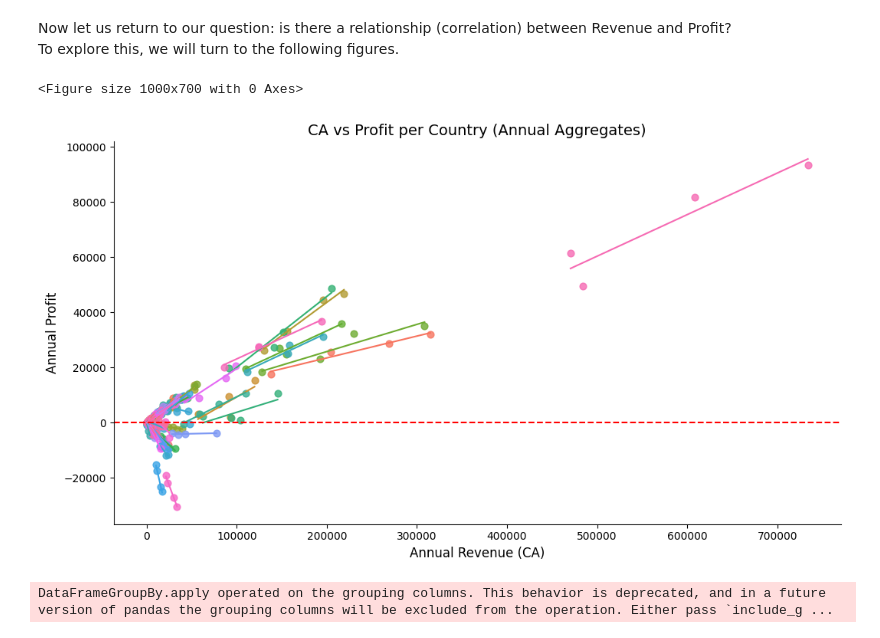
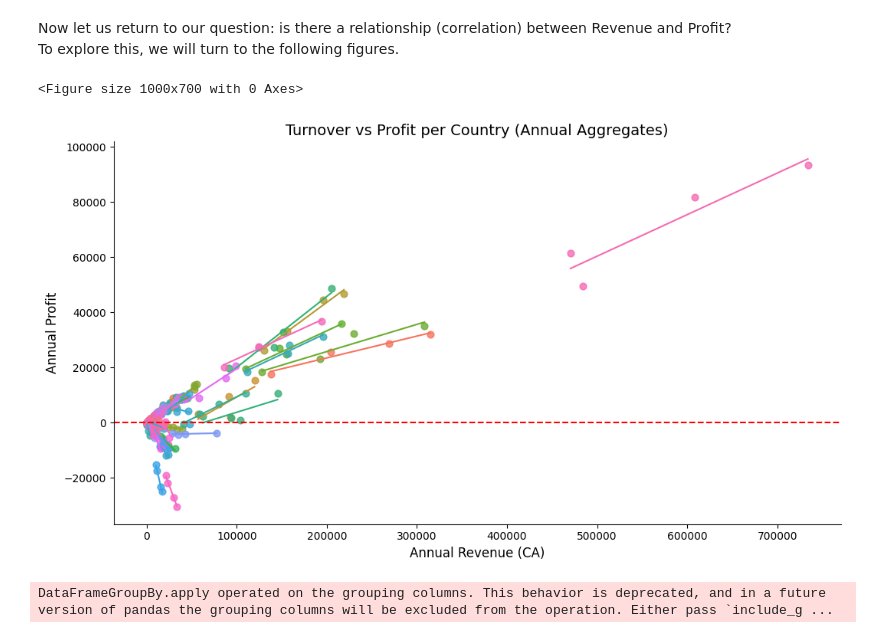
Before and after one commit to anasselbasra/my-first-project-data-analysis-global-superstore, a Jupyter notebook: El Basraoui_Anass.ipynb, the cells around one changed output. Cells and saved outputs as stored; diff of their text form; code cells hidden in the pictures.

```diff
--- a/El Basraoui_Anass.ipynb
+++ b/El Basraoui_Anass.ipynb
@@ -443,35 +442,35 @@ top_countries = (
 )
 
 data_plot = country_year[country_year["Country"].isin(top_countries)]
 
 
 plt.figure(figsize=(10, 7))
 
 g=sns.lmplot(
     data=data_plot,
     x="CA",
     y="Profit",
     hue="Country",      # one regression line per country
     height=6,
     aspect=1.3,
     markers="o",
     scatter_kws={"s": 40, "alpha": 0.8},
     line_kws={"linewidth": 1.5},
     ci=None
 )
 
-plt.title("CA vs Profit per Country (Annual Aggregates)", fontsize=14)
+plt.title("Turnover vs Profit per Country (Annual Aggregates)", fontsize=14)
 plt.xlabel("Annual Revenue (CA)", fontsize=12)
 plt.ylabel("Annual Profit", fontsize=12)
 plt.axhline(y=0, color='r', linestyle='--')
 
 plt.tight_layout()
 g._legend.remove()   # remove legend
 
 plt.show()
 # %% [output]
 <Figure size 1000x700 with 0 Axes>
-[figure, old version]
+[figure, new version]
 # %%
 # country_year from before
 country_year = (
```
Also changed, not shown: parts of 10 cells of this notebook, 2 other files.
